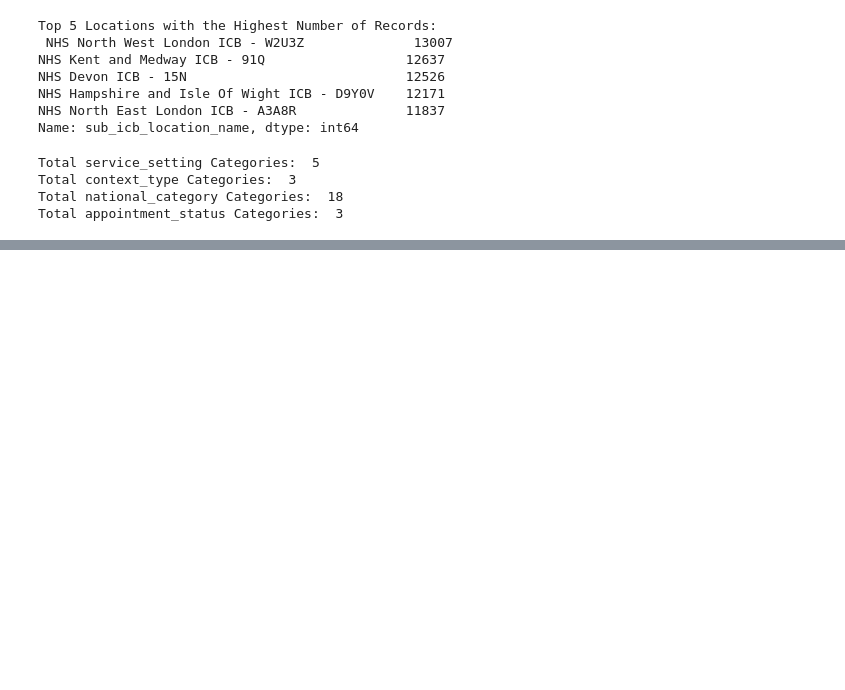
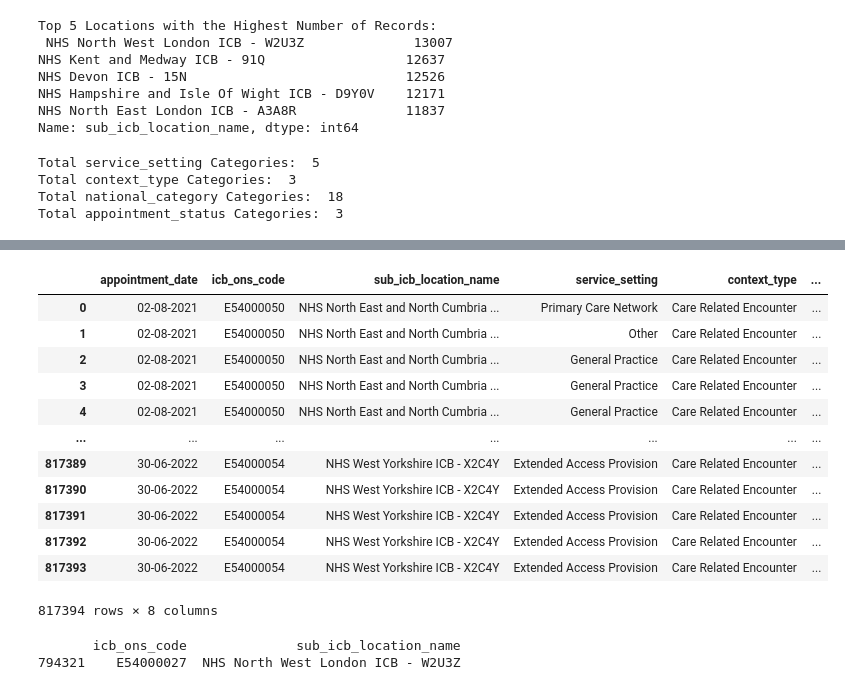
Before and after one commit to ClaireLLawrence/Lawrence_Claire_DA201_Assignment, a Jupyter notebook: Lawrence_Claire_DA201_Assignment_Notebook.ipynb, the cells around one changed output, grey strips where cells are left out. Drawn from its saved outputs; the diff is of its cells as text; code cells hidden in the pictures; blank space fills up the shorter version.

```diff
--- a/Lawrence_Claire_DA201_Assignment_Notebook.ipynb
+++ b/Lawrence_Claire_DA201_Assignment_Notebook.ipynb
@@ -258,0 +395,27 @@ Total appointment_status Categories:  3
+# %%
+nc.sort_index()
+# %% [output]
+|  | appointment_date | icb_ons_code | sub_icb_location_name | service_setting | context_type | ... |
+| 0 | 02-08-2021 | E54000050 | NHS North East and North Cumbria ... | Primary Care Network | Care Related Encounter | ... |
+| 1 | 02-08-2021 | E54000050 | NHS North East and North Cumbria ... | Other | Care Related Encounter | ... |
+| 2 | 02-08-2021 | E54000050 | NHS North East and North Cumbria ... | General Practice | Care Related Encounter | ... |
+| 3 | 02-08-2021 | E54000050 | NHS North East and North Cumbria ... | General Practice | Care Related Encounter | ... |
+| 4 | 02-08-2021 | E54000050 | NHS North East and North Cumbria ... | General Practice | Care Related Encounter | ... |
+| ... | ... | ... | ... | ... | ... | ... |
+| 817389 | 30-06-2022 | E54000054 | NHS West Yorkshire ICB - X2C4Y | Extended Access Provision | Care Related Encounter | ... |
+| 817390 | 30-06-2022 | E54000054 | NHS West Yorkshire ICB - X2C4Y | Extended Access Provision | Care Related Encounter | ... |
+| 817391 | 30-06-2022 | E54000054 | NHS West Yorkshire ICB - X2C4Y | Extended Access Provision | Care Related Encounter | ... |
+| 817392 | 30-06-2022 | E54000054 | NHS West Yorkshire ICB - X2C4Y | Extended Access Provision | Care Related Encounter | ... |
+| 817393 | 30-06-2022 | E54000054 | NHS West Yorkshire ICB - X2C4Y | Extended Access Provision | Care Related Encounter | ... |
+817394 rows × 8 columns
+# %%
+# A new subset DataFrame is created to identify the code for NHS North West London ICB - W2U3Z.
+# This contains all locations and codes and is then filtered, to just show this location.
+# Only one row needs to be printed.
+location_codes = pd.read_excel('national_categories.xlsx', usecols=['icb_ons_code', 'sub_icb_location_name'])
+
+nwl = location_codes[location_codes['sub_icb_location_name'] == 'NHS North West London ICB - W2U3Z']
+print(nwl.head(1))
+# %% [output]
+       icb_ons_code              sub_icb_location_name
+794321    E54000027  NHS North West London ICB - W2U3Z
```
Also changed, not shown: parts of 38 cells of this notebook.
